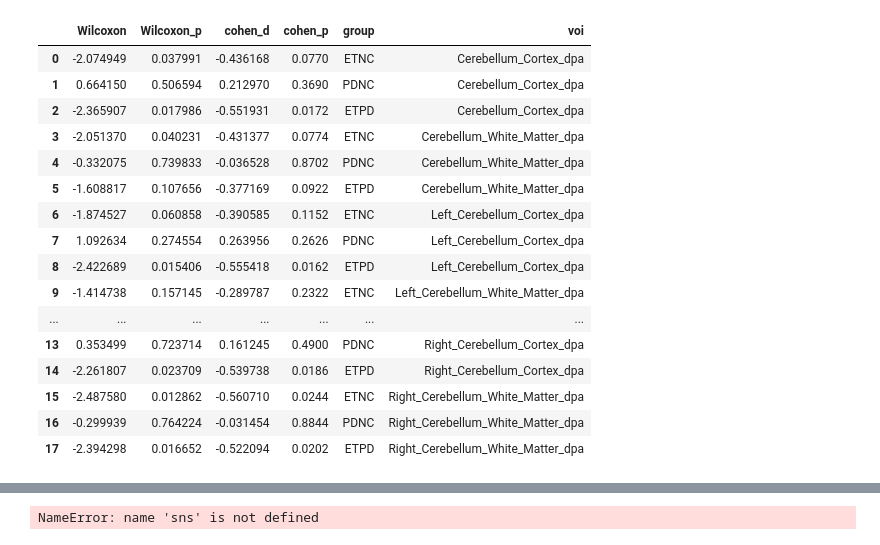
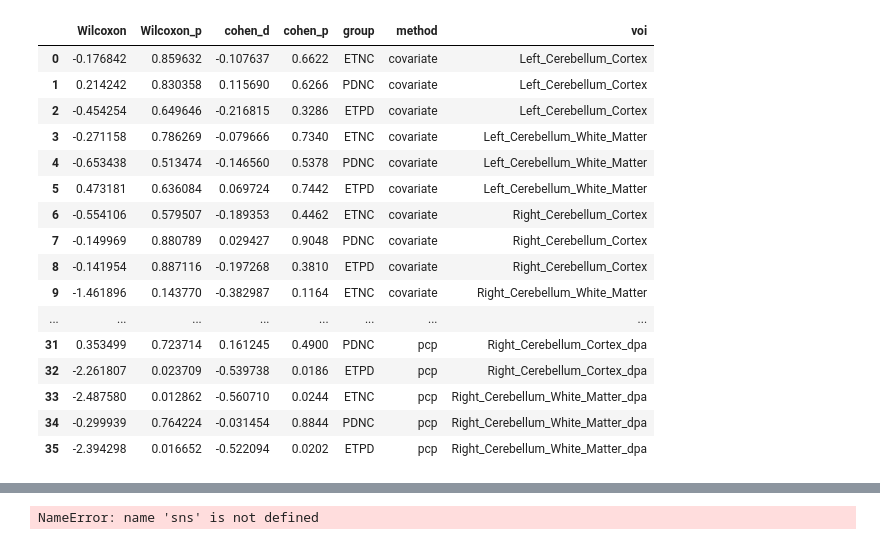
Before and after one commit to Vincent-wq/Replicability-of-PD-ICA, a Jupyter notebook: codes/devel/fs_analysis/0_cerebellar_confounder.ipynb, the cells around one changed output, grey strips where cells are left out. Drawn from its saved outputs; the diff is of its cells as text; code cells hidden in the pictures.

```diff
--- a/codes/devel/fs_analysis/0_cerebellar_confounder.ipynb
+++ b/codes/devel/fs_analysis/0_cerebellar_confounder.ipynb
@@ -228,8 +263,8 @@ cohen_d : 0.434886 , p-value = 0.049200
 # GLM analysis test the diagnosis vs cerebeller with age and sex controlled
 # 0. controlling volume with covariate
 # voi = intercept + beta1*age + beta2*sex + beta3*eTIV + deta4*diagnosis
-tar_list = ['Cerebellum_Cortex','Cerebellum_White_Matter','Left_Cerebellum_Cortex','Left_Cerebellum_White_Matter',
-            'Right_Cerebellum_Cortex','Right_Cerebellum_White_Matter'];
+tar_list = ['Left_Cerebellum_Cortex','Left_Cerebellum_White_Matter',
+            'Right_Cerebellum_Cortex','Right_Cerebellum_White_Matter']; # 'Cerebellum_Cortex','Cerebellum_White_Matter',
 import statsmodels.api as sm
 import statsmodels.formula.api as smf
 from statsmodels.formula.api import glm
@@ -253,8 +288,6 @@ for k in covariate_dict.keys():
 from scipy.stats import ranksums
 import numpy as np
 import pandas as pd
-n_permu=10000; alpha=5; res_covariate_df = pd.DataFrame();
-stats_cols = ['voi','group','cohen_d','cohen_p','Wilcoxon','Wilcoxon_p'];
 
 for k in covariate_dict.keys():
     print(k)
@@ -264,11 +297,11 @@ for k in covariate_dict.keys():
     [test_stat_etnc, p_val_etnc, samples_etnc] = permute_Stats(sample_ET, sample_NC, 'cohen_d', alpha, n_permu, 0); (rs_etnc, p_etnc)=ranksums(sample_ET, sample_NC);
     [test_stat_pdnc, p_val_pdnc, samples_pdnc] = permute_Stats(sample_PD, sample_NC, 'cohen_d', alpha, n_permu, 0); (rs_pdnc, p_pdnc)=ranksums(sample_PD, sample_NC);
     [test_stat_etpd, p_val_etpd, samples_etpd] = permute_Stats(sample_ET, sample_PD, 'cohen_d', alpha, n_permu, 0); (rs_etpd, p_etpd)=ranksums(sample_ET, sample_PD);
-    res_covariate_df=res_covariate_df.append(
-        dict(zip(stats_cols, [k,'ETNC',test_stat_etnc, p_val_etnc, rs_etnc, p_etnc])), ignore_index=True);
-    res_covariate_df=res_covariate_df.append(
-        dict(zip(stats_cols, [k,'PDNC',test_stat_pdnc, p_val_pdnc, rs_pdnc, p_pdnc])), ignore_index=True);
-    res_covariate_df=res_covariate_df.append(
-        dict(zip(stats_cols, [k,'ETPD',test_stat_etpd, p_val_etpd, rs_etpd, p_etpd])), ignore_index=True);
-res_covariate_df
+    sts_df=sts_df.append(
+        dict(zip(stats_cols, [k,'ETNC',test_stat_etnc, p_val_etnc, rs_etnc, p_etnc, 'covariate'])), ignore_index=True);
+    sts_df=sts_df.append(
+        dict(zip(stats_cols, [k,'PDNC',test_stat_pdnc, p_val_pdnc, rs_pdnc, p_pdnc, 'covariate'])), ignore_index=True);
+    sts_df=sts_df.append(
+        dict(zip(stats_cols, [k,'ETPD',test_stat_etpd, p_val_etpd, rs_etpd, p_etpd, 'covariate'])), ignore_index=True);
+sts_df
 # %% [output]
@@ -389,8 +412,8 @@ cohen_d : -0.522094 , p-value = 0.020200
 # GLM analysis test the diagnosis vs cerebeller with age and sex controlled
 # 2. controlling volume with pcp al
 # volume_pcp = intercept + beta1*age + beta2*sex + beta3*diagnosis
-tar_list = ['Cerebellum_Cortex','Cerebellum_White_Matter','Left_Cerebellum_Cortex','Left_Cerebellum_White_Matter',
-            'Right_Cerebellum_Cortex','Right_Cerebellum_White_Matter'];
+tar_list = ['Left_Cerebellum_Cortex','Left_Cerebellum_White_Matter',
+            'Right_Cerebellum_Cortex','Right_Cerebellum_White_Matter']; # 'Cerebellum_Cortex','Cerebellum_White_Matter',
 pcp_list = [x+"_pcp" for x in tar_list ];
 #dpa_et_data = curr_data[curr_data['diagnosis']=='ET' and ]
 def glm_pcp(data, pcp_list):
@@ -408,12 +431,6 @@ for k in pcp_dict.keys():
     print(pcp_dict[k]['formula'],'\n')
     print(pcp_dict[k]['res'].summary2())
 
-from scipy.stats import ranksums
-import numpy as np
-import pandas as pd
-n_permu=10000; alpha=5; res_pcp_df = pd.DataFrame();
-stats_cols = ['voi','group','cohen_d','cohen_p','Wilcoxon','Wilcoxon_p'];
-
 for k in pcp_dict.keys():
     print(k)
     sample_PD = curr_data[curr_data['diagnosis'] == 'PD'][[k]];
@@ -422,11 +439,11 @@ for k in pcp_dict.keys():
     [test_stat_etnc, p_val_etnc, samples_etnc] = permute_Stats(sample_ET, sample_NC, 'cohen_d', alpha, n_permu, 0); (rs_etnc, p_etnc)=ranksums(sample_ET, sample_NC);
     [test_stat_pdnc, p_val_pdnc, samples_pdnc] = permute_Stats(sample_PD, sample_NC, 'cohen_d', alpha, n_permu, 0); (rs_pdnc, p_pdnc)=ranksums(sample_PD, sample_NC);
     [test_stat_etpd, p_val_etpd, samples_etpd] = permute_Stats(sample_ET, sample_PD, 'cohen_d', alpha, n_permu, 0); (rs_etpd, p_etpd)=ranksums(sample_ET, sample_PD);
-    res_pcp_df=res_pcp_df.append(
-        dict(zip(stats_cols, [k,'ETNC',test_stat_etnc, p_val_etnc, rs_etnc, p_etnc])), ignore_index=True);
-    res_pcp_df=res_pcp_df.append(
-        dict(zip(stats_cols, [k,'PDNC',test_stat_pdnc, p_val_pdnc, rs_pdnc, p_pdnc])), ignore_index=True);
-    res_pcp_df=res_pcp_df.append(
-        dict(zip(stats_cols, [k,'ETPD',test_stat_etpd, p_val_etpd, rs_etpd, p_etpd])), ignore_index=True);
-res_pcp_df
+    sts_df=sts_df.append(
+        dict(zip(stats_cols, [k,'ETNC',test_stat_etnc, p_val_etnc, rs_etnc, p_etnc, 'pcp'])), ignore_index=True);
+    sts_df=sts_df.append(
+        dict(zip(stats_cols, [k,'PDNC',test_stat_pdnc, p_val_pdnc, rs_pdnc, p_pdnc, 'pcp'])), ignore_index=True);
+    sts_df=sts_df.append(
+        dict(zip(stats_cols, [k,'ETPD',test_stat_etpd, p_val_etpd, rs_etpd, p_etpd, 'pcp'])), ignore_index=True);
+sts_df
 # %% [output]
@@ -446,24 +463,24 @@ Method:                      IRLS
 Right_Cerebellum_White_Matter_dpa
 cohen_d : -0.560710 , p-value = 0.024400
 cohen_d : -0.031454 , p-value = 0.884400
 cohen_d : -0.522094 , p-value = 0.020200
-|  | Wilcoxon | Wilcoxon_p | cohen_d | cohen_p | group | voi |
-| 0 | -2.074949 | 0.037991 | -0.436168 | 0.0770 | ETNC | Cerebellum_Cortex_dpa |
-| 1 | 0.664150 | 0.506594 | 0.212970 | 0.3690 | PDNC | Cerebellum_Cortex_dpa |
-| 2 | -2.365907 | 0.017986 | -0.551931 | 0.0172 | ETPD | Cerebellum_Cortex_dpa |
-| 3 | -2.051370 | 0.040231 | -0.431377 | 0.0774 | ETNC | Cerebellum_White_Matter_dpa |
-| 4 | -0.332075 | 0.739833 | -0.036528 | 0.8702 | PDNC | Cerebellum_White_Matter_dpa |
-| 5 | -1.608817 | 0.107656 | -0.377169 | 0.0922 | ETPD | Cerebellum_White_Matter_dpa |
-| 6 | -1.874527 | 0.060858 | -0.390585 | 0.1152 | ETNC | Left_Cerebellum_Cortex_dpa |
-| 7 | 1.092634 | 0.274554 | 0.263956 | 0.2626 | PDNC | Left_Cerebellum_Cortex_dpa |
-| 8 | -2.422689 | 0.015406 | -0.555418 | 0.0162 | ETPD | Left_Cerebellum_Cortex_dpa |
-| 9 | -1.414738 | 0.157145 | -0.289787 | 0.2322 | ETNC | Left_Cerebellum_White_Matter_dpa |
-| ... | ... | ... | ... | ... | ... | ... |
-| 13 | 0.353499 | 0.723714 | 0.161245 | 0.4900 | PDNC | Right_Cerebellum_Cortex_dpa |
-| 14 | -2.261807 | 0.023709 | -0.539738 | 0.0186 | ETPD | Right_Cerebellum_Cortex_dpa |
-| 15 | -2.487580 | 0.012862 | -0.560710 | 0.0244 | ETNC | Right_Cerebellum_White_Matter_dpa |
-| 16 | -0.299939 | 0.764224 | -0.031454 | 0.8844 | PDNC | Right_Cerebellum_White_Matter_dpa |
-| 17 | -2.394298 | 0.016652 | -0.522094 | 0.0202 | ETPD | Right_Cerebellum_White_Matter_dpa |
+|  | Wilcoxon | Wilcoxon_p | cohen_d | cohen_p | group | method | voi |
+| 0 | -0.176842 | 0.859632 | -0.107637 | 0.6622 | ETNC | covariate | Left_Cerebellum_Cortex |
+| 1 | 0.214242 | 0.830358 | 0.115690 | 0.6266 | PDNC | covariate | Left_Cerebellum_Cortex |
+| 2 | -0.454254 | 0.649646 | -0.216815 | 0.3286 | ETPD | covariate | Left_Cerebellum_Cortex |
+| 3 | -0.271158 | 0.786269 | -0.079666 | 0.7340 | ETNC | covariate | Left_Cerebellum_White_Matter |
+| 4 | -0.653438 | 0.513474 | -0.146560 | 0.5378 | PDNC | covariate | Left_Cerebellum_White_Matter |
+| 5 | 0.473181 | 0.636084 | 0.069724 | 0.7442 | ETPD | covariate | Left_Cerebellum_White_Matter |
+| 6 | -0.554106 | 0.579507 | -0.189353 | 0.4462 | ETNC | covariate | Right_Cerebellum_Cortex |
+| 7 | -0.149969 | 0.880789 | 0.029427 | 0.9048 | PDNC | covariate | Right_Cerebellum_Cortex |
+| 8 | -0.141954 | 0.887116 | -0.197268 | 0.3810 | ETPD | covariate | Right_Cerebellum_Cortex |
+| 9 | -1.461896 | 0.143770 | -0.382987 | 0.1164 | ETNC | covariate | Right_Cerebellum_White_Matter |
+| ... | ... | ... | ... | ... | ... | ... | ... |
+| 31 | 0.353499 | 0.723714 | 0.161245 | 0.4900 | PDNC | pcp | Right_Cerebellum_Cortex_dpa |
+| 32 | -2.261807 | 0.023709 | -0.539738 | 0.0186 | ETPD | pcp | Right_Cerebellum_Cortex_dpa |
+| 33 | -2.487580 | 0.012862 | -0.560710 | 0.0244 | ETNC | pcp | Right_Cerebellum_White_Matter_dpa |
+| 34 | -0.299939 | 0.764224 | -0.031454 | 0.8844 | PDNC | pcp | Right_Cerebellum_White_Matter_dpa |
+| 35 | -2.394298 | 0.016652 | -0.522094 | 0.0202 | ETPD | pcp | Right_Cerebellum_White_Matter_dpa |
 # %%
 # GLM analysis test the diagnosis vs cerebeller with age and sex controlled
 # 3. controlling volume with residual method against NC,
```
Also changed, not shown: parts of 16 cells of this notebook.
